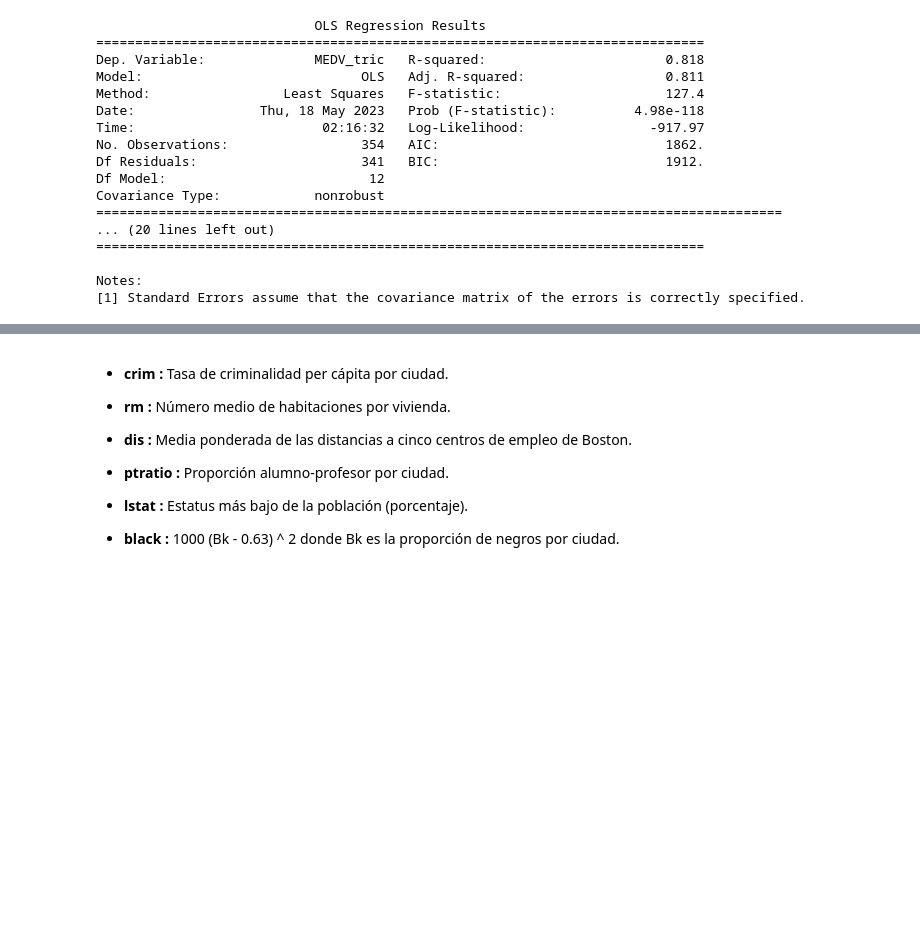
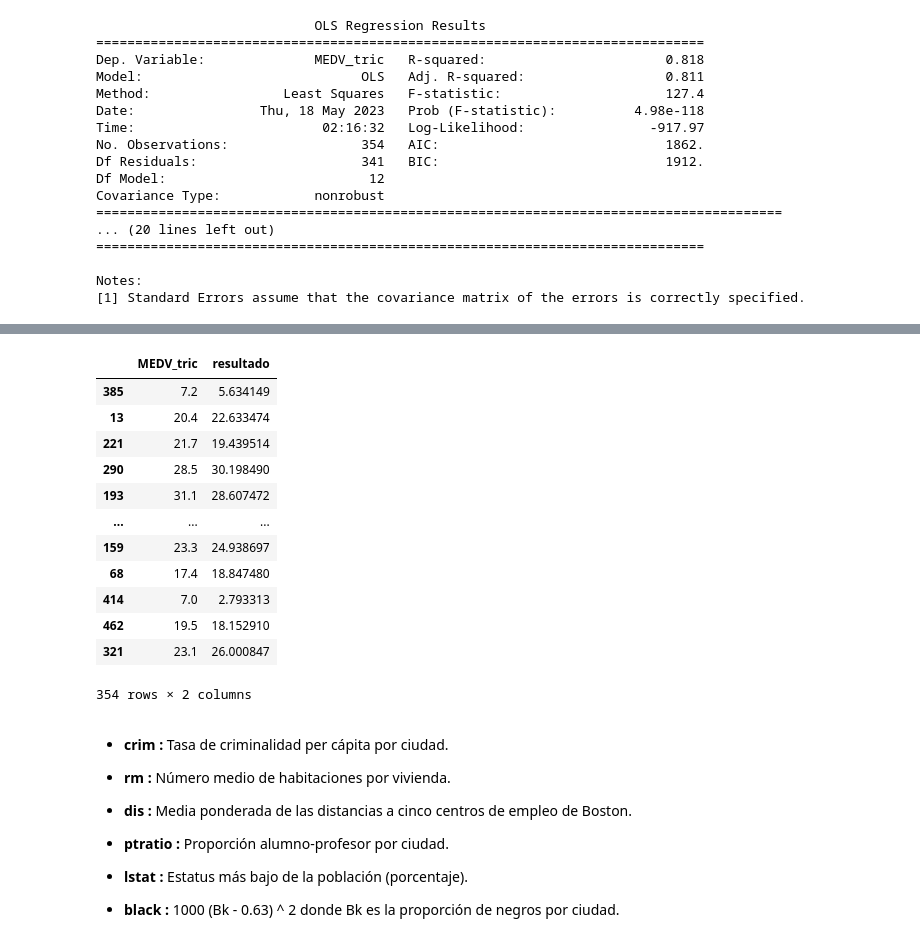
Before and after one commit to maacunap76/Especiaizacion_ML_Deep_DMC, a Jupyter notebook: Supervised_models/Linear_regression/Lab_Boston_Housing_v2.ipynb, the cells around one changed output, grey strips where cells are left out. Drawn from its saved outputs; the diff is of its cells as text; code cells hidden in the pictures; blank space fills up the shorter version.

```diff
--- a/Supervised_models/Linear_regression/Lab_Boston_Housing_v2.ipynb
+++ b/Supervised_models/Linear_regression/Lab_Boston_Housing_v2.ipynb
@@ -802,13 +802,16 @@ Notes:
 # %%
 #p < 0.05 , puedo decir que con un 95% DE CONFIANZA esta variable tiene significancia
 # %%
-mod = sm.OLS(y_train, sm.add_constant(X_train[['RM_tric_imp_std',
+mod = sm.OLS(train.MEDV_tric, sm.add_constant(train[['RM_tric_imp_std',
                                'LSTAT_tric_imp_std',
-                               #'PTRATIO_tric_imp',
+                                'PTRATIO_tric_imp_std',
                                'TAX_tric_imp_std',
+                              # 'INDUS_tric_imp_std',
                                'RAD_tric_imp_std',
                                'CRIM_tric_imp_std',
                                'NOX_tric_imp_std',
+                               #'AGE_tric_imp_std',
+                               #'ZN_tric_imp_std          '
                                #'B_tric_imp',
                                'DIS_tric_imp_std']]))
 res = mod.fit()
@@ -815,0 +878,15 @@ print(res.summary())
+# %%
+mod = sm.OLS(train.MEDV_tric, sm.add_constant(train[['RM_tric_imp_std',
+                               'LSTAT_tric_imp_std',
+                               # 'PTRATIO_tric_imp_std',
+                               #'TAX_tric_imp_std',
+                              # 'INDUS_tric_imp_std',
+                               'RAD_tric_imp_std',
+                               'CRIM_tric_imp_std',
+                               'NOX_tric_imp_std',
+                               #'AGE_tric_imp_std',
+                               #'ZN_tric_imp_std          '
+                               #'B_tric_imp',
+                               'DIS_tric_imp_std']]))
+res = mod.fit()
+print(res.summary())
@@ -815,0 +911,2 @@ print(res.summary())
+# %%
+resultado=res.predict()
@@ -816,3 +933,21 @@ print(res.summary())
+# %%
+train['resultado']= resultado
+# %%
+train[['MEDV_tric','resultado']]
+# %% [output]
+|  | MEDV_tric | resultado |
+| 385 | 7.2 | 5.634149 |
+| 13 | 20.4 | 22.633474 |
+| 221 | 21.7 | 19.439514 |
+| 290 | 28.5 | 30.198490 |
+| 193 | 31.1 | 28.607472 |
+| ... | ... | ... |
+| 159 | 23.3 | 24.938697 |
+| 68 | 17.4 | 18.847480 |
+| 414 | 7.0 | 2.793313 |
+| 462 | 19.5 | 18.152910 |
+| 321 | 23.1 | 26.000847 |
+354 rows × 2 columns
 # %%
 mod = sm.OLS(y_train, sm.add_constant(X_train[['RM_tric_imp_std',
                                'LSTAT_tric_imp_std',
```
Also changed, not shown: parts of 6 cells of this notebook.
